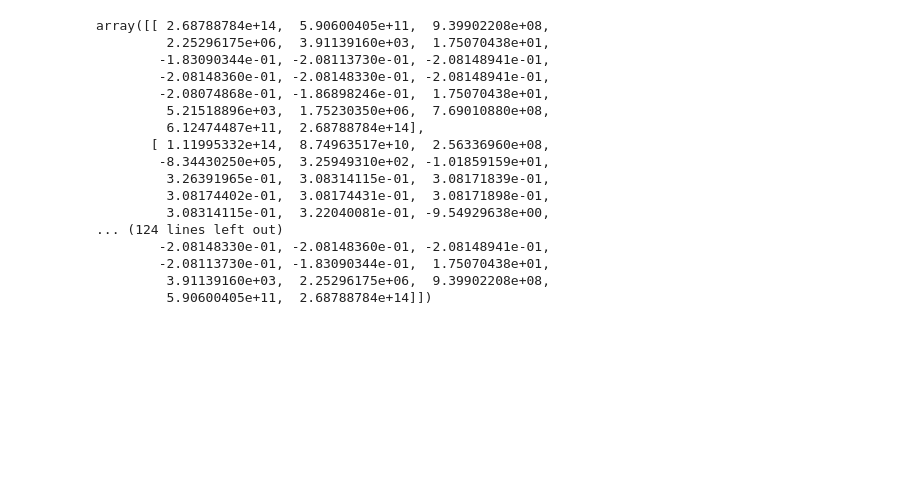
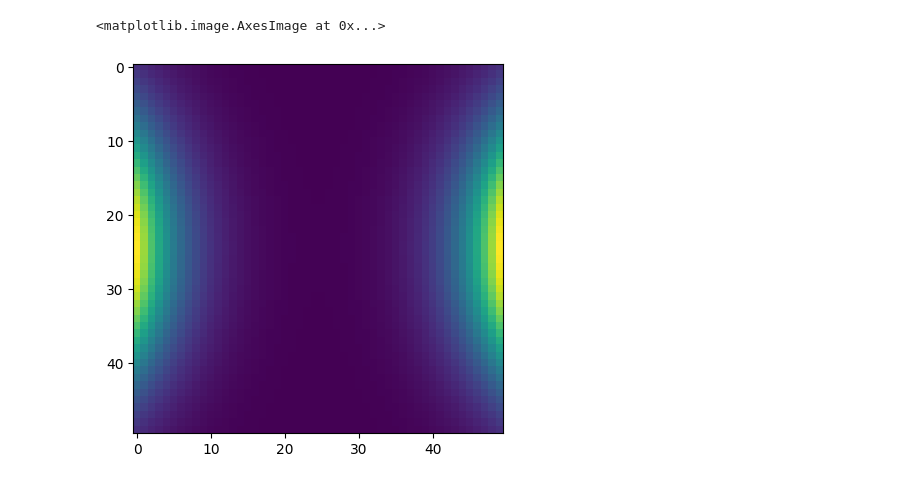
Before and after one commit to Manant02/ETH-Hackathon-2025-AandB, a Jupyter notebook: workspaces/Manuel/TaskB.ipynb, the cells around one changed output. Cells and saved outputs as stored; diff of their text form; code cells hidden in the pictures; blank space fills up the shorter version.

```diff
--- a/workspaces/Manuel/TaskB.ipynb
+++ b/workspaces/Manuel/TaskB.ipynb
@@ -97,20 +74,5 @@ plt.colorbar()
-# %%
-wigner_values
-# %% [output]
-array([[ 2.68788784e+14,  5.90600405e+11,  9.39902208e+08,
-         2.25296175e+06,  3.91139160e+03,  1.75070438e+01,
-        -1.83090344e-01, -2.08113730e-01, -2.08148941e-01,
-        -2.08148360e-01, -2.08148330e-01, -2.08148941e-01,
-        -2.08074868e-01, -1.86898246e-01,  1.75070438e+01,
-         5.21518896e+03,  1.75230350e+06,  7.69010880e+08,
-         6.12474487e+11,  2.68788784e+14],
-       [ 1.11995332e+14,  8.74963517e+10,  2.56336960e+08,
-        -8.34430250e+05,  3.25949310e+02, -1.01859159e+01,
-         3.26391965e-01,  3.08314115e-01,  3.08171839e-01,
-         3.08174402e-01,  3.08174431e-01,  3.08171898e-01,
-         3.08314115e-01,  3.22040081e-01, -9.54929638e+00,
-... (124 lines left out)
-        -2.08148330e-01, -2.08148360e-01, -2.08148941e-01,
-        -2.08113730e-01, -1.83090344e-01,  1.75070438e+01,
-         3.91139160e+03,  2.25296175e+06,  9.39902208e+08,
-         5.90600405e+11,  2.68788784e+14]])
+# %%
+plt.imshow(wigner_values.T)
+# %% [output]
+<matplotlib.image.AxesImage at 0x...>
+[figure, added]
```
Also changed, not shown: parts of 7 cells of this notebook, 1 other file.
